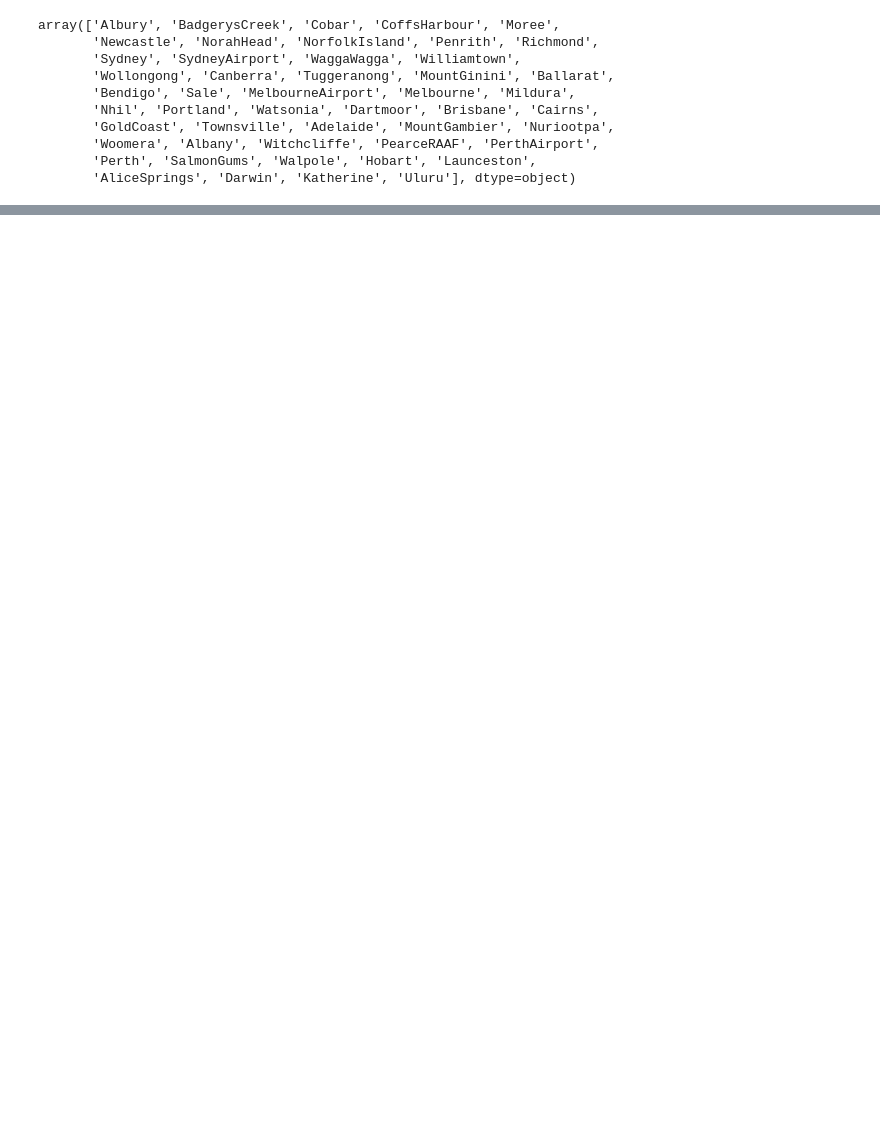
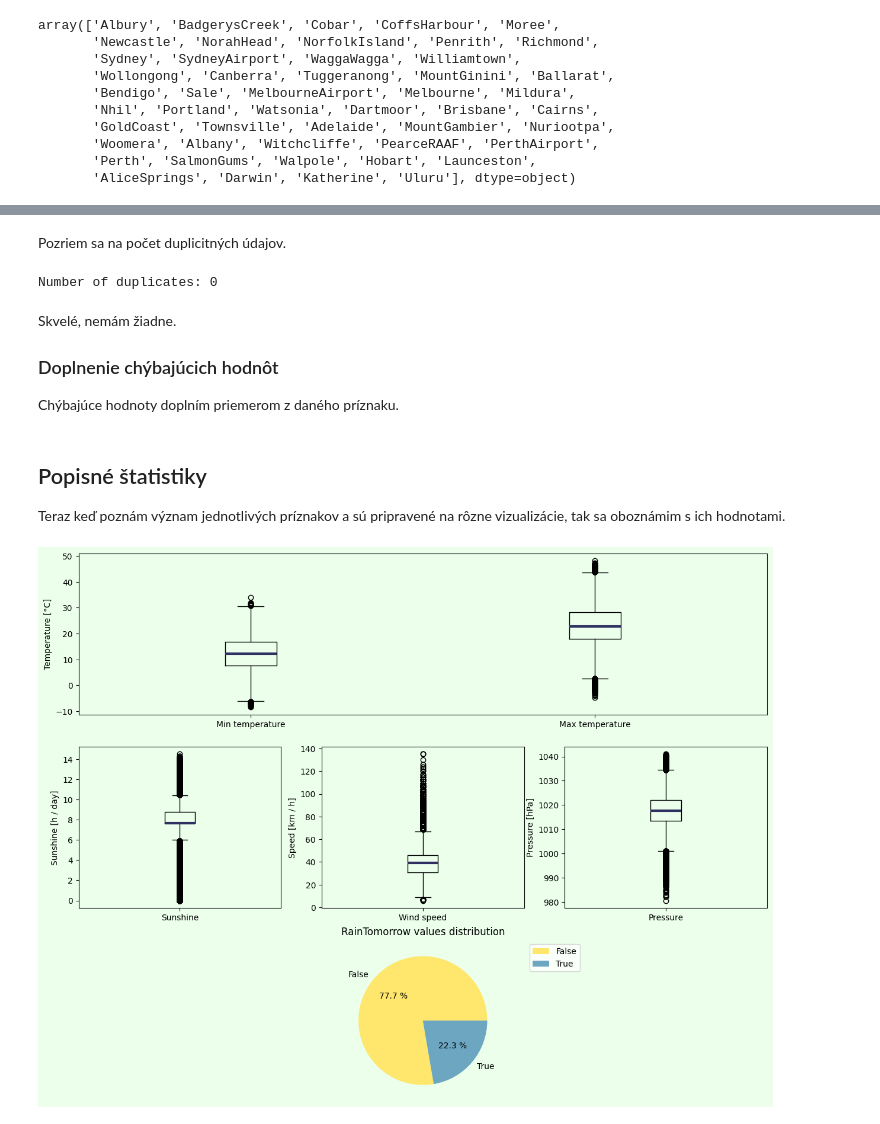
Before and after one commit to beczatom/weather_aus, a Jupyter notebook: weather.ipynb, the cells around one changed output, grey strips where cells are left out. Saved outputs shown, nothing was run; the diff lists cells and outputs as text; code cells hidden in the pictures; blank space fills up the shorter version.

```diff
--- a/weather.ipynb
+++ b/weather.ipynb
@@ -229,5 +199,0 @@ Name: count, dtype: int64
-# %%
-df['WindGustDir'] = df['WindGustDir'].astype('category')
-df['WindDir9am'] = df['WindDir9am'].astype('category')
-df['WindDir3pm'] = df['WindDir3pm'].astype('category')
-df
@@ -273,3 +199,0 @@ np.int64(0)
-# %%
-for column in df.select_dtypes(exclude = ['object', 'category']).columns:
-    df[column] = df[column].fillna(df[column].mean())
@@ -329,0 +271,3 @@ fig.show()
+# %%
+df = df.drop(['WindGustDir', 'WindDir9am', 'WindDir3pm'], axis=1)
+df
@@ -329,0 +312,58 @@ fig.show()
+# %% [markdown]
+Pozriem sa na počet duplicitných údajov.
+# %%
+print('Number of duplicates:', df.duplicated().sum())
+# %% [output]
+Number of duplicates: 0
+# %% [markdown]
+Skvelé, nemám žiadne.
+
+### Doplnenie chýbajúcich hodnôt
+Chýbajúce hodnoty doplním priemerom z daného príznaku.
+# %%
+for column in df.select_dtypes(exclude = ['object']).columns:
+    df[column] = df[column].fillna(df[column].mean())
+# %% [markdown]
+## Popisné štatistiky
+Teraz keď poznám význam jednotlivých príznakov a sú pripravené na rôzne vizualizácie, tak sa oboznámim s ich hodnotami.
+# %%
+fig = plt.figure(figsize=(15,12), facecolor = '#EBFFEB')
+gs = GridSpec(3,1, figure=fig)
+
+ax1 = fig.add_subplot(gs[0,0])
+ax1.set_facecolor('#EBFFEB')
+
+# minTemp and maxTemp shared boxplot
+ax1.boxplot([df['MinTemp'], df['MaxTemp']], tick_labels=['Min temperature', 'Max temperature'], medianprops={'color':'#2F3061', 'linewidth':3})
+ax1.set_ylabel('Temperature [°C]')
+
+# sunshine boxplot
+gs2 = GridSpecFromSubplotSpec(1,3, subplot_spec=gs[1, 0])
+ax2 = fig.add_subplot(gs2[0,0])
+ax2.set_facecolor('#EBFFEB')
+ax2.boxplot(df['Sunshine'], tick_labels=['Sunshine'], medianprops={'color':'#2F3061', 'linewidth':3})
+ax2.set_ylabel('Sunshine [h / day]')
+
+# windGustSpeed boxplot
+ax3 = fig.add_subplot(gs2[0,1])
+ax3.set_facecolor('#EBFFEB')
+ax3.boxplot(df['WindGustSpeed'], tick_labels=['Wind speed'], medianprops={'color':'#2F3061', 'linewidth':3})
+ax3.set_ylabel('Speed [km / h]')
+
+# pressure boxplot
+ax4 = fig.add_subplot(gs2[0,2])
+ax4.set_facecolor('#EBFFEB')
+ax4.boxplot(df['Pressure9am'], tick_labels=['Pressure'], medianprops={'color':'#2F3061', 'linewidth':3})
+ax4.set_ylabel('Pressure [hPa]')
+
+# rain tomorrow vs not in pie
+ax5 = plt.subplot(gs[2, 0])
+ax5.set_facecolor('#EBFFEB')
+data = df['RainTomorrow'].value_counts()
+ax5.pie(data, labels=data.index, autopct='%.1f %%', colors=['#FFE66D', '#6CA6C1'])
+ax5.legend(loc='upper right', bbox_to_anchor=(1.5,1))
+ax5.set_title('RainTomorrow values distribution')
+
+plt.show()
+# %% [output]
+[figure, added]
```
Also changed, not shown: parts of 81 cells of this notebook.
